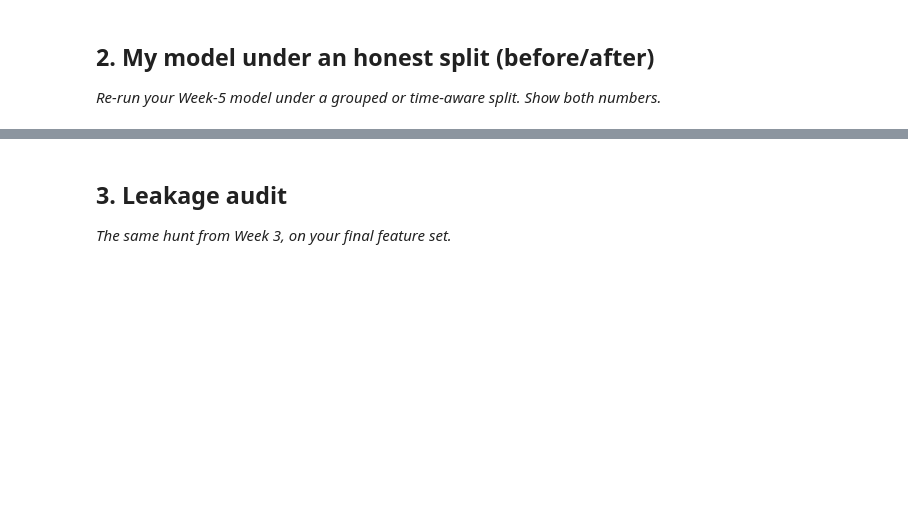
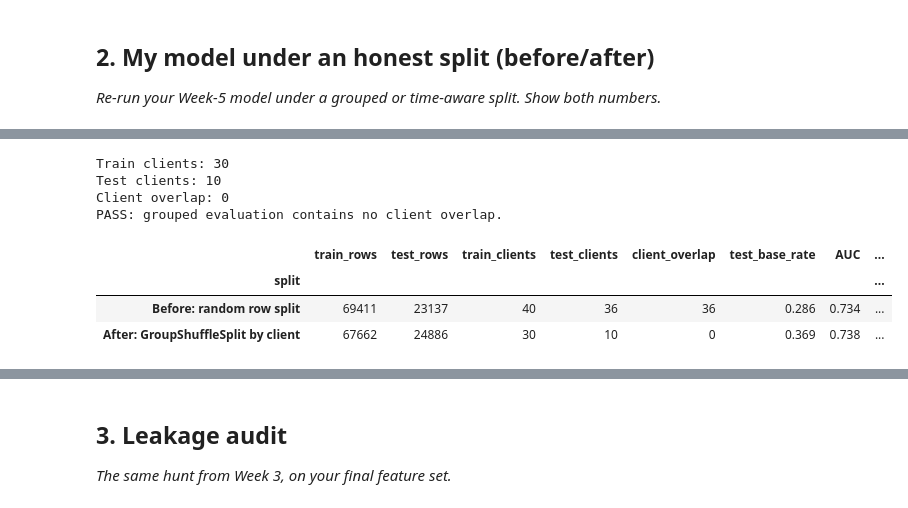
Before and after one commit to yasmeenmh90-beep/flyrank-ml-internship-starter, a Jupyter notebook: work/notebooks/w06_validation_audit.ipynb, the cells around one changed output, grey strips where cells are left out. Drawn from its saved outputs; the diff is of its cells as text; code cells hidden in the pictures; blank space fills up the shorter version.

```diff
--- a/work/notebooks/w06_validation_audit.ipynb
+++ b/work/notebooks/w06_validation_audit.ipynb
@@ -22,0 +361,44 @@ This skeleton is yours to fill. Work the sections **in order** — each one has
+# %%
+group_train_clients = set(groups.iloc[group_train_idx])
+group_test_clients = set(groups.iloc[group_test_idx])
+
+overlap = group_train_clients & group_test_clients
+
+print("Train clients:", len(group_train_clients))
+print("Test clients:", len(group_test_clients))
+print("Client overlap:", len(overlap))
+
+assert len(overlap) == 0
+
+print("PASS: grouped evaluation contains no client overlap.")
+# %% [output]
+Train clients: 30
+Test clients: 10
+Client overlap: 0
+PASS: grouped evaluation contains no client overlap.
+# %%
+comparison = pd.DataFrame([
+    before_result,
+    after_result
+]).set_index("split")
+
+display(
+    comparison[
+        [
+            "train_rows",
+            "test_rows",
+            "train_clients",
+            "test_clients",
+            "client_overlap",
+            "test_base_rate",
+            "AUC",
+            "avg_precision",
+            "P@500",
+        ]
+    ].round(3)
+)
+# %% [output]
+|  | train_rows | test_rows | train_clients | test_clients | client_overlap | test_base_rate | AUC | ... |
+| split |  |  |  |  |  |  |  | ... |
+| Before: random row split | 69411 | 23137 | 40 | 36 | 36 | 0.286 | 0.734 | ... |
+| After: GroupShuffleSplit by client | 67662 | 24886 | 30 | 10 | 0 | 0.369 | 0.738 | ... |
```
Also changed, not shown: parts of 29 cells of this notebook.
